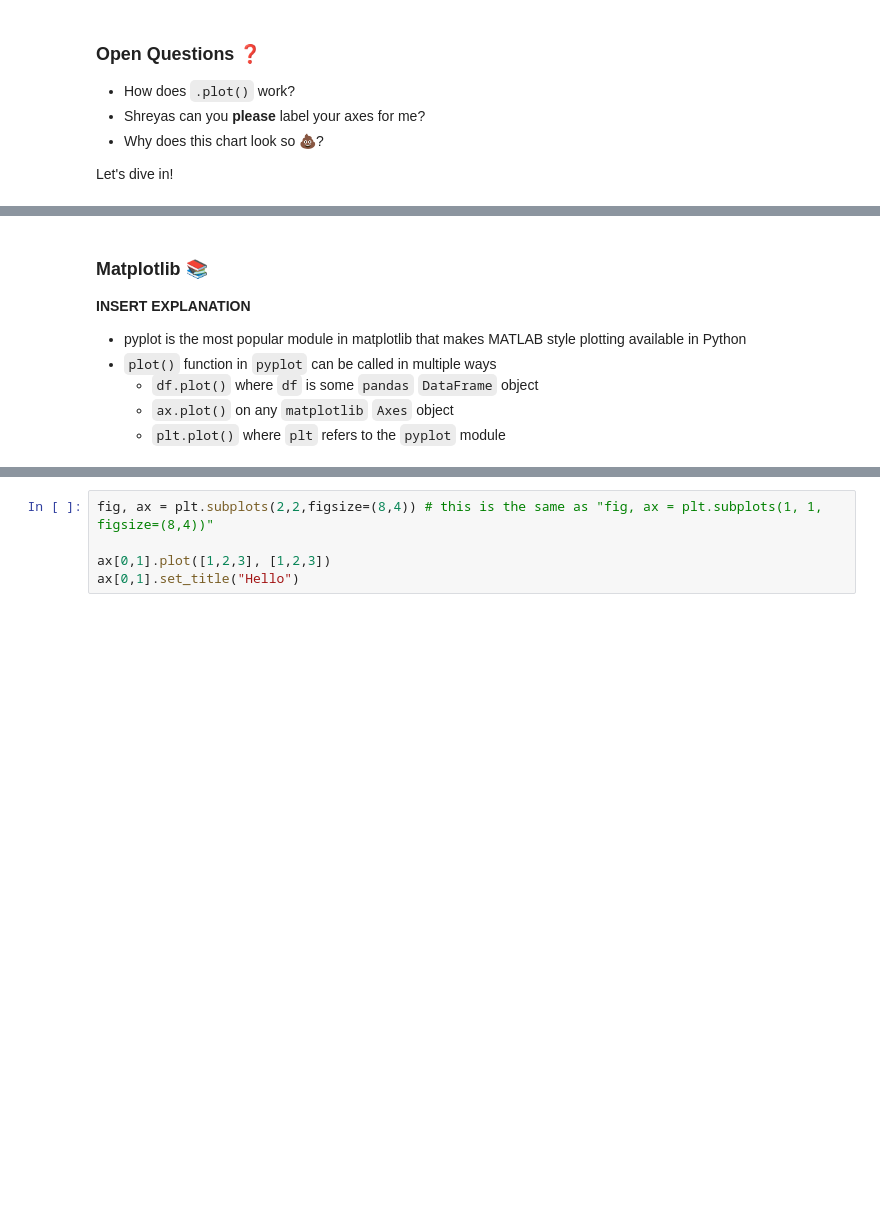
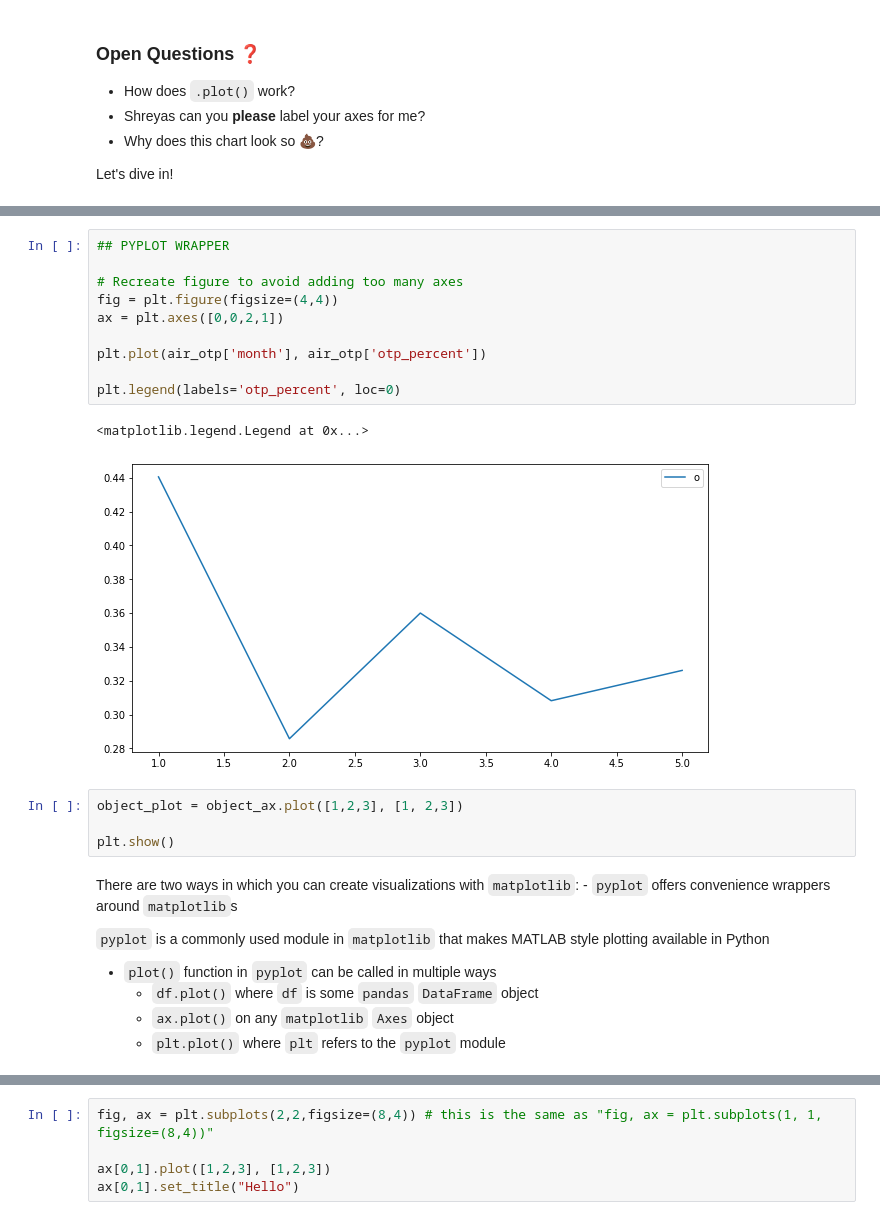
Before and after one commit to Per48edjes/Misc-DA-Prob-Stat, a Jupyter notebook: Python_2/python_data_viz.ipynb, the cells around one changed output, grey strips where cells are left out. Cells and saved outputs as stored; diff of their text form; blank space fills up the shorter version.

```diff
--- a/Python_2/python_data_viz.ipynb
+++ b/Python_2/python_data_viz.ipynb
@@ -131,8 +244,26 @@ _Aside: I personally always get confused between `Module`, `Package`, and `Libra
+# %%
+## PYPLOT WRAPPER
+
+# Recreate figure to avoid adding too many axes
+fig = plt.figure(figsize=(4,4))
+ax = plt.axes([0,0,2,1])
+
+plt.plot(air_otp['month'], air_otp['otp_percent'])
+
+plt.legend(labels='otp_percent', loc=0)
+# %% [output]
+<matplotlib.legend.Legend at 0x...>
+[figure, added]
+# %%
+object_plot = object_ax.plot([1,2,3], [1, 2,3])
+
+plt.show()
 # %% [markdown]
-### Matplotlib 📚
+There are two ways in which you can create visualizations with `matplotlib`:
+    - `pyplot` offers convenience wrappers around `matplotlib`s
 
-**INSERT EXPLANATION**
-- pyplot is the most popular module in matplotlib that makes MATLAB style plotting available in Python
+`pyplot` is a commonly used module in `matplotlib` that makes MATLAB style plotting available in Python
+
 - `plot()` function in `pyplot` can be called in multiple ways
     - `df.plot()` where `df` is some `pandas` `DataFrame` object
     - `ax.plot()` on any `matplotlib` `Axes` object
```
Also changed, not shown: parts of 28 cells of this notebook, 1 other file.
